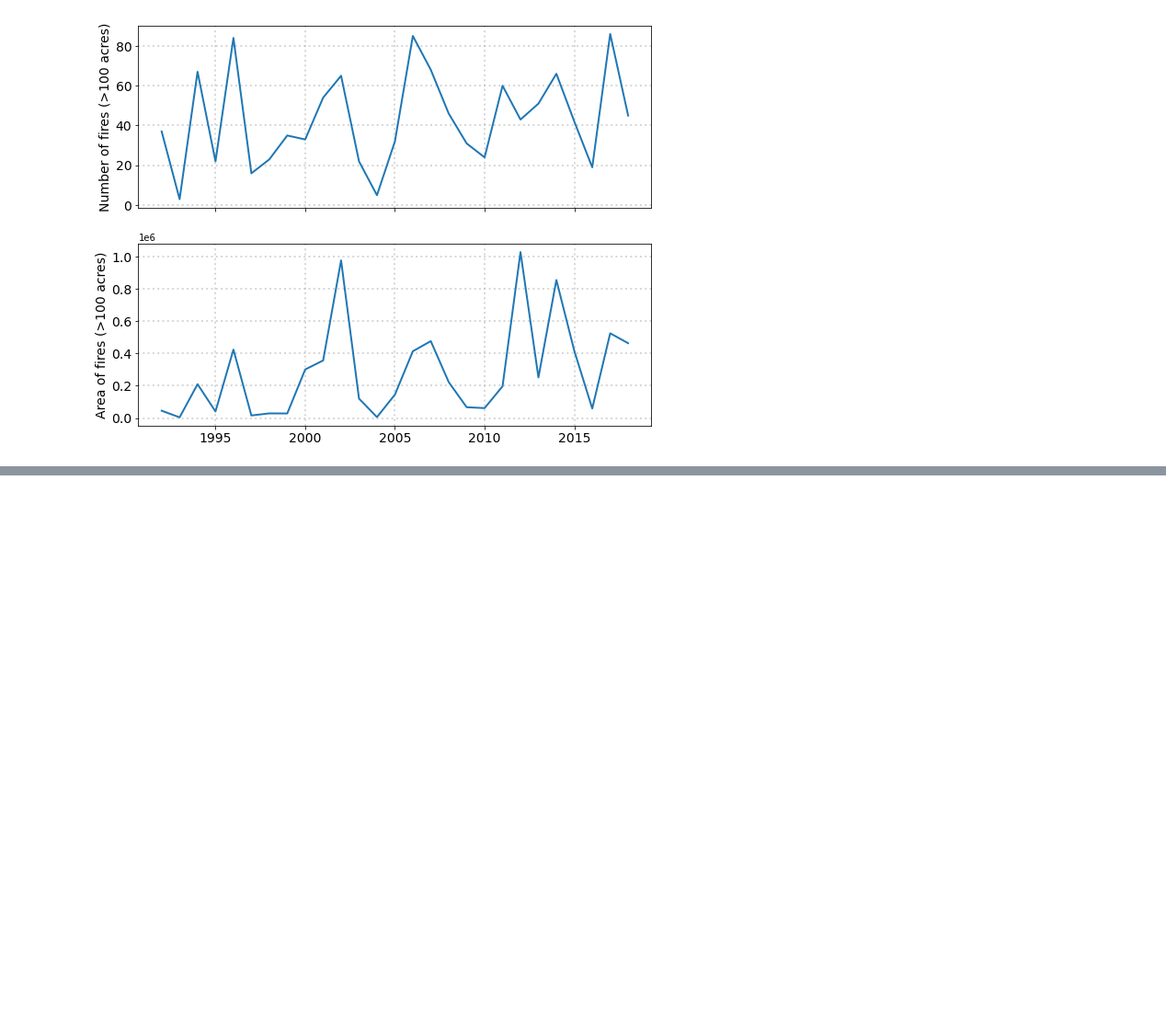
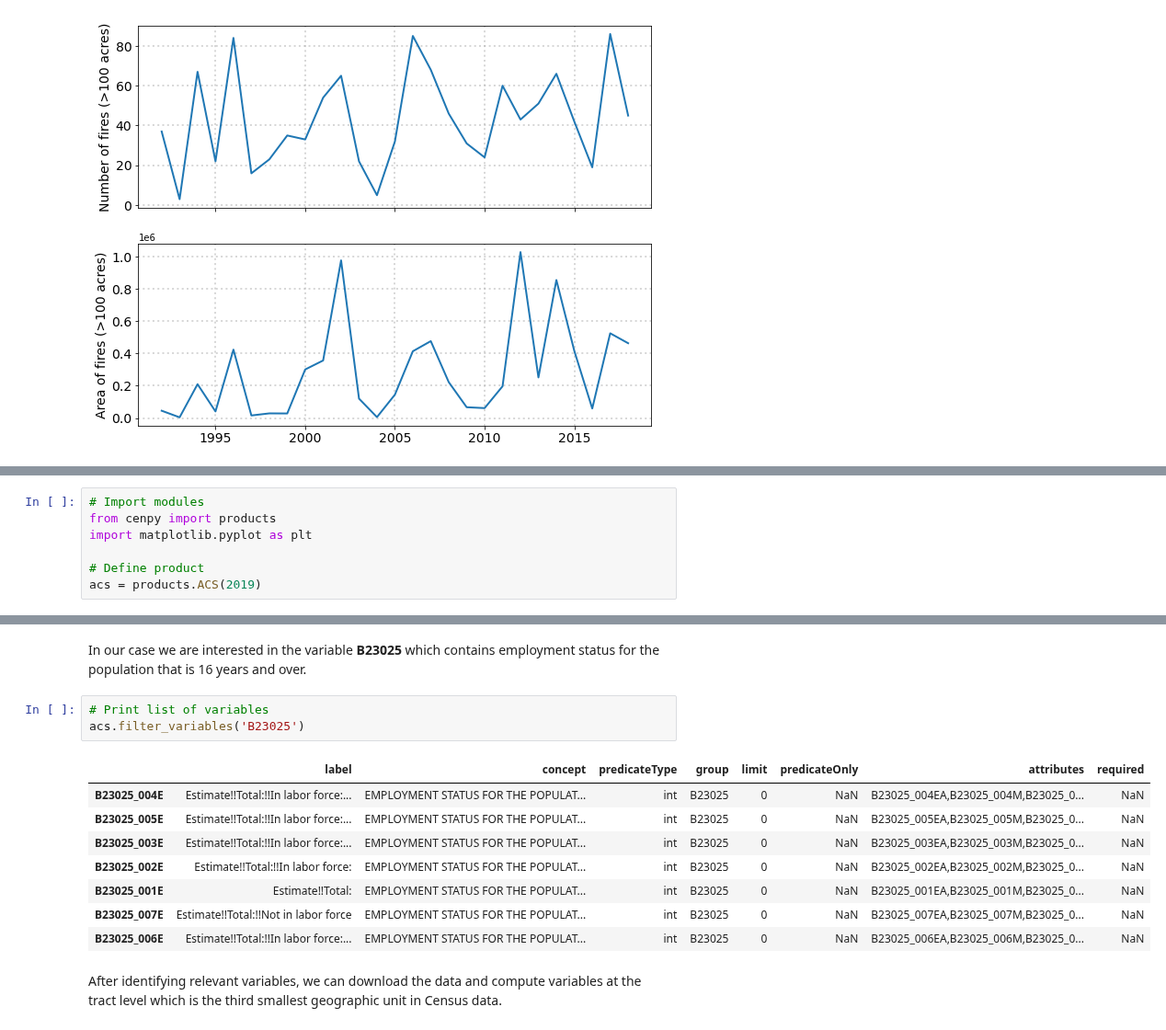
Before and after one commit to JohnnyRyan1/geospatial-data-science, a Jupyter notebook: labs/lab2/02_wildfires_in_lane_county.ipynb, the cells around one changed output, grey strips where cells are left out. Shown at 92% size. Saved outputs shown, nothing was run; the diff lists cells and outputs as text; blank space fills up the shorter version.

```diff
--- a/labs/lab2/02a_wildfire_dataset.ipynb
+++ b/labs/lab2/02_wildfires_in_lane_county.ipynb
@@ -294,0 +312,7 @@ Write a script (either in Spyder or as a Jupyter Notebook) to answer the followi
+# %%
+# Import modules
+from cenpy import products
+import matplotlib.pyplot as plt
+
+# Define product
+acs = products.ACS(2019)
@@ -294,0 +343,16 @@ Write a script (either in Spyder or as a Jupyter Notebook) to answer the followi
+# %% [markdown]
+In our case we are interested in the variable **B23025** which contains employment status for the population that is 16 years and over.
+# %%
+# Print list of variables
+acs.filter_variables('B23025')
+# %% [output]
+|  | label | concept | predicateType | group | limit | predicateOnly | attributes | required |
+| B23025_004E | Estimate!!Total:!!In labor force:... | EMPLOYMENT STATUS FOR THE POPULAT... | int | B23025 | 0 | NaN | B23025_004EA,B23025_004M,B23025_0... | NaN |
+| B23025_005E | Estimate!!Total:!!In labor force:... | EMPLOYMENT STATUS FOR THE POPULAT... | int | B23025 | 0 | NaN | B23025_005EA,B23025_005M,B23025_0... | NaN |
+| B23025_003E | Estimate!!Total:!!In labor force:... | EMPLOYMENT STATUS FOR THE POPULAT... | int | B23025 | 0 | NaN | B23025_003EA,B23025_003M,B23025_0... | NaN |
+| B23025_002E | Estimate!!Total:!!In labor force: | EMPLOYMENT STATUS FOR THE POPULAT... | int | B23025 | 0 | NaN | B23025_002EA,B23025_002M,B23025_0... | NaN |
+| B23025_001E | Estimate!!Total: | EMPLOYMENT STATUS FOR THE POPULAT... | int | B23025 | 0 | NaN | B23025_001EA,B23025_001M,B23025_0... | NaN |
+| B23025_007E | Estimate!!Total:!!Not in labor force | EMPLOYMENT STATUS FOR THE POPULAT... | int | B23025 | 0 | NaN | B23025_007EA,B23025_007M,B23025_0... | NaN |
+| B23025_006E | Estimate!!Total:!!In labor force:... | EMPLOYMENT STATUS FOR THE POPULAT... | int | B23025 | 0 | NaN | B23025_006EA,B23025_006M,B23025_0... | NaN |
+# %% [markdown]
+After identifying relevant variables, we can download the data and compute variables at the tract level which is the third smallest geographic unit in Census data.
```
Also changed, not shown: parts of 18 cells of this notebook, 1 other file.
